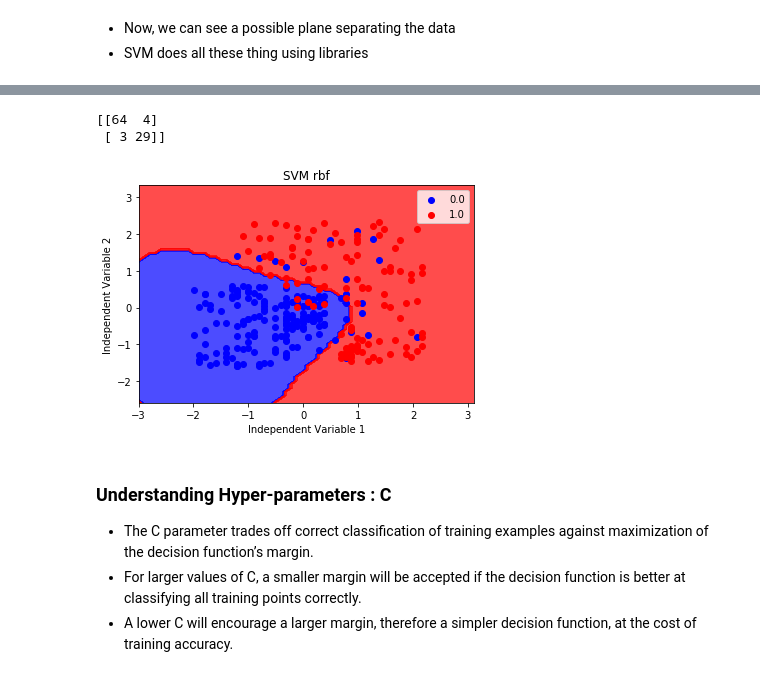
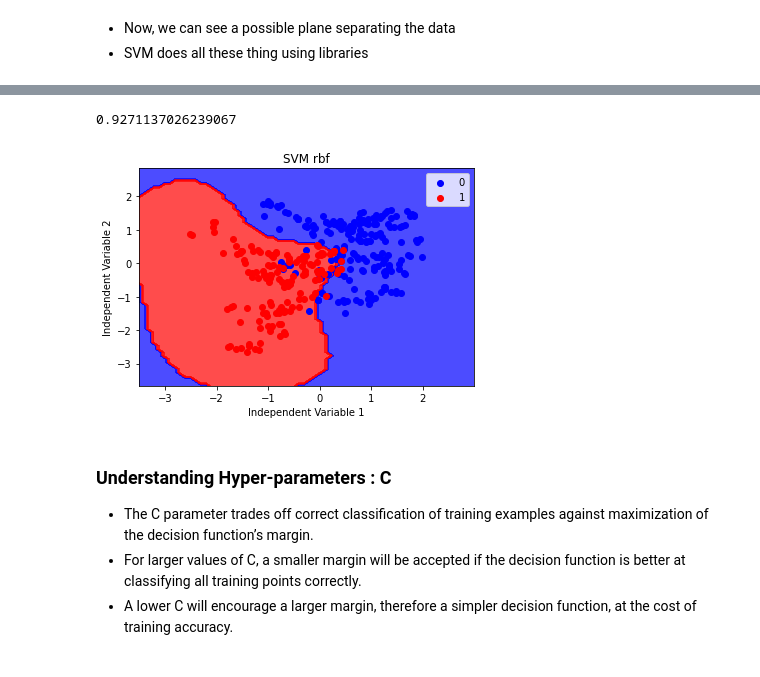
Before and after one commit to bansalrishi/MachineLearningWithPython_UD, a Jupyter notebook: 03. Support Vector Machines.ipynb, the cells around one changed output, grey strips where cells are left out. Drawn from its saved outputs; the diff is of its cells as text; code cells hidden in the pictures.

```diff
--- a/03. Support Vector Machines.ipynb
+++ b/03. Support Vector Machines.ipynb
@@ -174,80 +171,76 @@ plt.show()
 # %%
 # Kernel SVM
 
-# Importing the libraries
-import numpy as np
+# Import libraries
 import matplotlib.pyplot as plt
 import pandas as pd
 
-# Importing the dataset
-dataset = pd.read_csv('Data/Classification/Social_Network_Ads.csv')
-X = dataset.iloc[:, [2, 3]].values
+# Import dataset
+dataset = pd.read_csv('Data/Classification/BankNote_Authentication.csv')
+
+X = dataset.iloc[:, [0,1]].values
 y = dataset.iloc[:, 4].values
-X = X.astype(float)
-y = y.astype(float)
 
-# Splitting the dataset into the Training set and Test set
 from sklearn.model_selection import train_test_split
 X_train, X_test, y_train, y_test = train_test_split(X, y, test_size = 0.25, random_state = 0)
 
-# Feature Scaling
 from sklearn.preprocessing import StandardScaler
-sc = StandardScaler()
-X_train = sc.fit_transform(X_train)
-X_test = sc.transform(X_test)
+sc_X = StandardScaler()
+X_train = sc_X.fit_transform(X_train)
+X_test = sc_X.transform(X_test)
 
-# Fitting Kernel SVM to the Training set
+# SVM
 from sklearn.svm import SVC
-classifier = SVC(kernel = 'rbf', random_state = 0)
-classifier.fit(X_train, y_train)
+scm_class = SVC(kernel = 'rbf', random_state = 0)
+scm_class.fit(X_train, y_train)
 
-# Predicting the Test set results
-y_pred = classifier.predict(X_test)
+pred_test = scm_class.predict(X_test)
 
-# Making the Confusion Matrix
-from sklearn.metrics import confusion_matrix
-cm = confusion_matrix(y_test, y_pred)
-print(cm)
+from sklearn.metrics import accuracy_score
+
+test_accuracy = accuracy_score(y_test, pred_test)
+
+
+print(test_accuracy)
 # %% [output]
-[[64  4]
- [ 3 29]]
+0.9271137026239067
 # %%
-# Visualising the Training set
+# Visualising the Test set
 from matplotlib.colors import ListedColormap
 #Define Variables
-clf = classifier
+clf = scm_class
 h = 0.1
-X_plot, z_plot = X_train, y_train
+X_plot, z_plot = X_test, y_test
 
 #Template for all Regression
 x_min, x_max = X_plot[:, 0].min() - 1, X_plot[:, 0].max() + 1
 y_min, y_max = X_plot[:, 1].min() - 1, X_plot[:, 1].max() + 1
 xx, yy = np.meshgrid(np.arange(x_min, x_max, h),
                      np.arange(y_min, y_max, h))
 
 
 # Plot the decision boundary. For that, we will assign a color to each
 # point in the mesh
 Z = clf.predict(np.array([xx.ravel(), yy.ravel()]).T)
 Z = Z.reshape(xx.shape)
 plt.contourf(xx, yy, Z,
              alpha = 0.7, cmap = ListedColormap(('blue', 'red')))
 
 
 for i, j in enumerate(np.unique(z_plot)):
     plt.scatter(X_plot[z_plot == j, 0], X_plot[z_plot == j, 1],
                 c = ['blue', 'red'][i], cmap = ListedColormap(('blue', 'red')), label = j)
    #X[:, 0], X[:, 1]
 plt.xlim(xx.min(), xx.max())
 plt.ylim(yy.min(), yy.max())
 plt.title('SVM rbf')
 plt.xlabel('Independent Variable 1')
 plt.ylabel('Independent Variable 2')
 plt.legend()
 
 plt.show()
 # %% [output]
-[figure, old version]
+[figure, new version]
 # %% [markdown]
 ### Understanding Hyper-parameters : C
 * The C parameter trades off correct classification of training examples against maximization of the decision function’s margin.
```
Also changed, not shown: parts of 1 cell of this notebook, 1 other file.
